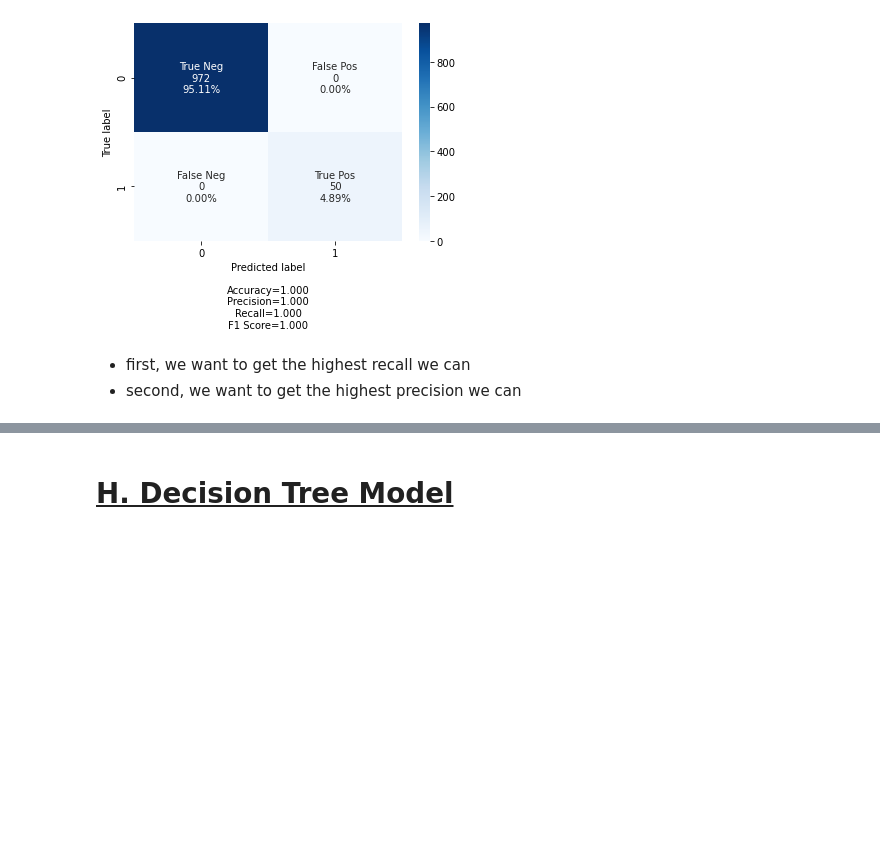
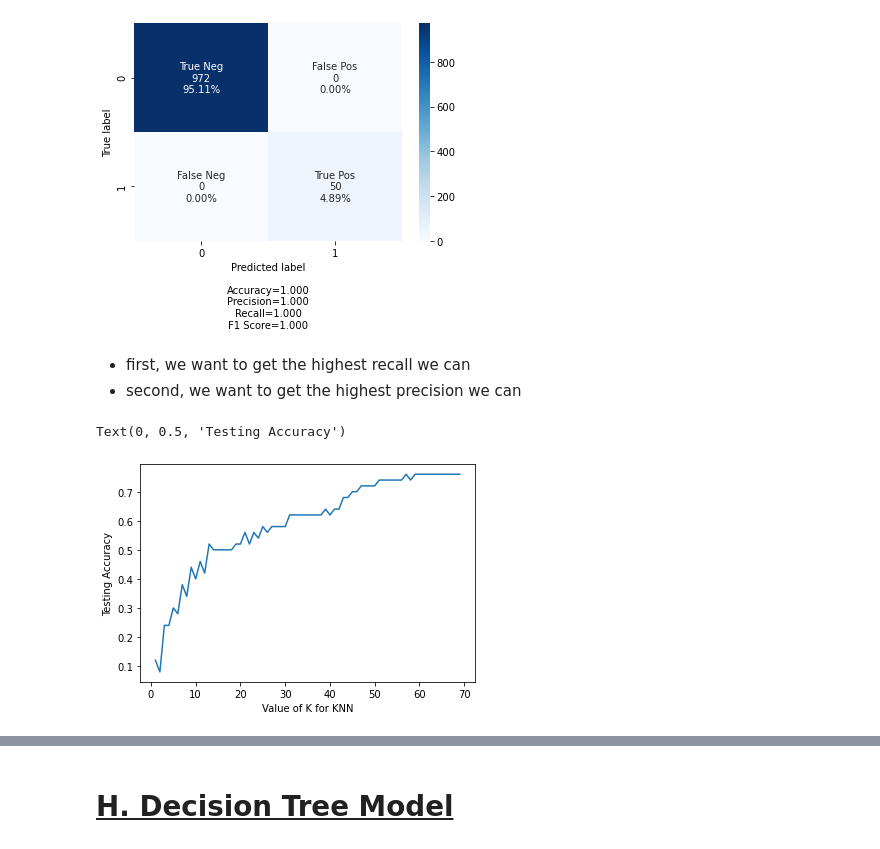
Before and after one commit to idankam/DataScienceCourseProject, a Jupyter notebook: Classification Notebook.ipynb, the cells around one changed output, grey strips where cells are left out. Drawn from its saved outputs; the diff is of its cells as text; code cells hidden in the pictures; blank space fills up the shorter version.

Commit message:
recall cross validation

```diff
--- a/Classification Notebook.ipynb
+++ b/Classification Notebook.ipynb
@@ -1008,13 +1008,16 @@ cf_matrix_show(confusion_matrix(y_test, y_test))
 # %%
 # try K=1 through K=30 and plot testing accuracy
 k_range = list(range(1, 70))
 scores = []
 for k in k_range:
     knn = KNeighborsClassifier(n_neighbors=k)
     knn.fit(X_train_scaled_upsample, y_train_upsamle)
     y_pred = knn.predict(X_test_scaled)
-    scores.append(metrics.accuracy_score(y_test, y_pred))
+    scores.append(metrics.recall_score(y_test, y_pred))
 
 plt.plot(k_range, scores)
 plt.xlabel('Value of K for KNN')
 plt.ylabel('Testing Accuracy')
+# %% [output]
+Text(0, 0.5, 'Testing Accuracy')
+[figure, added]
```
Also changed, not shown: parts of 4 cells of this notebook.
